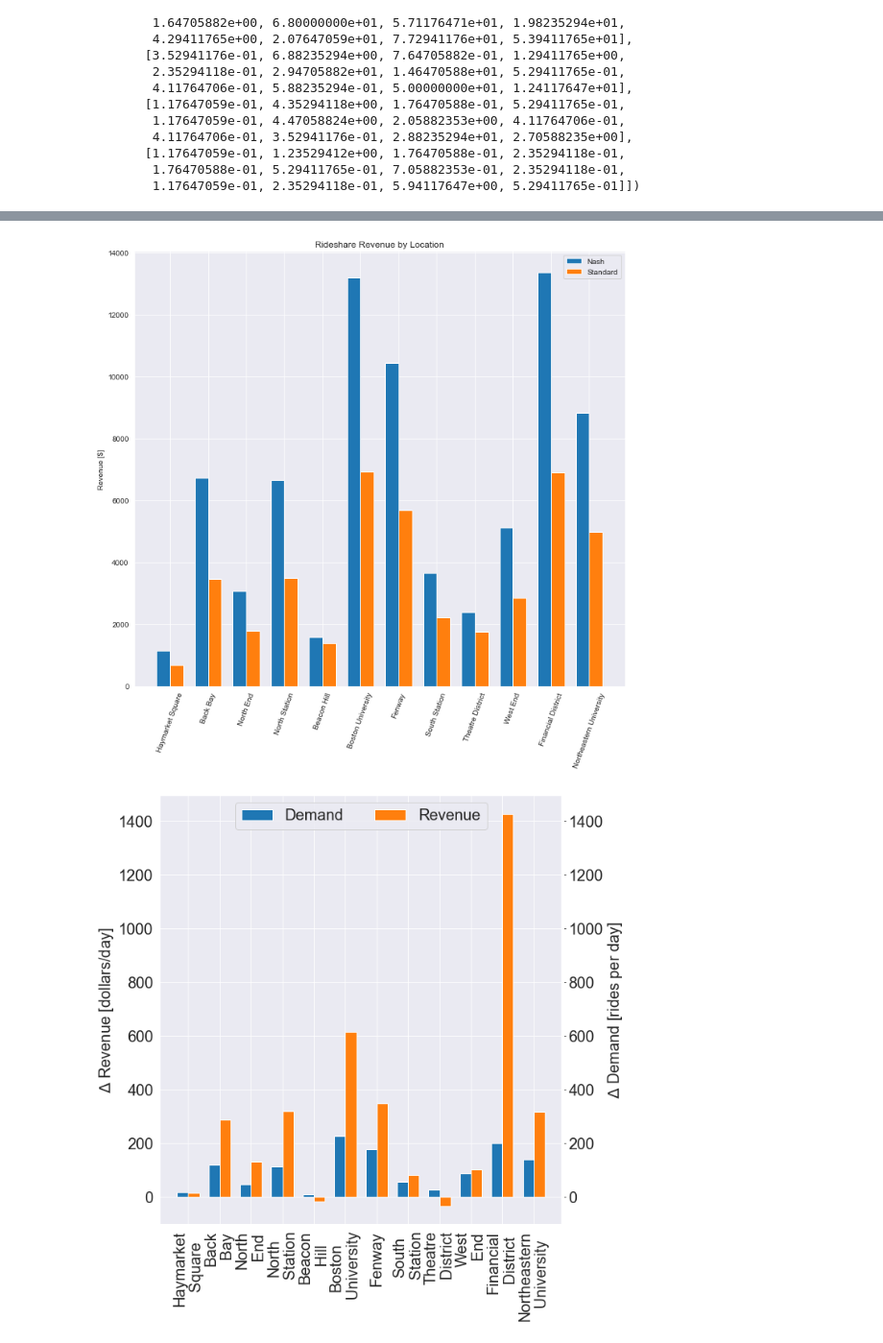
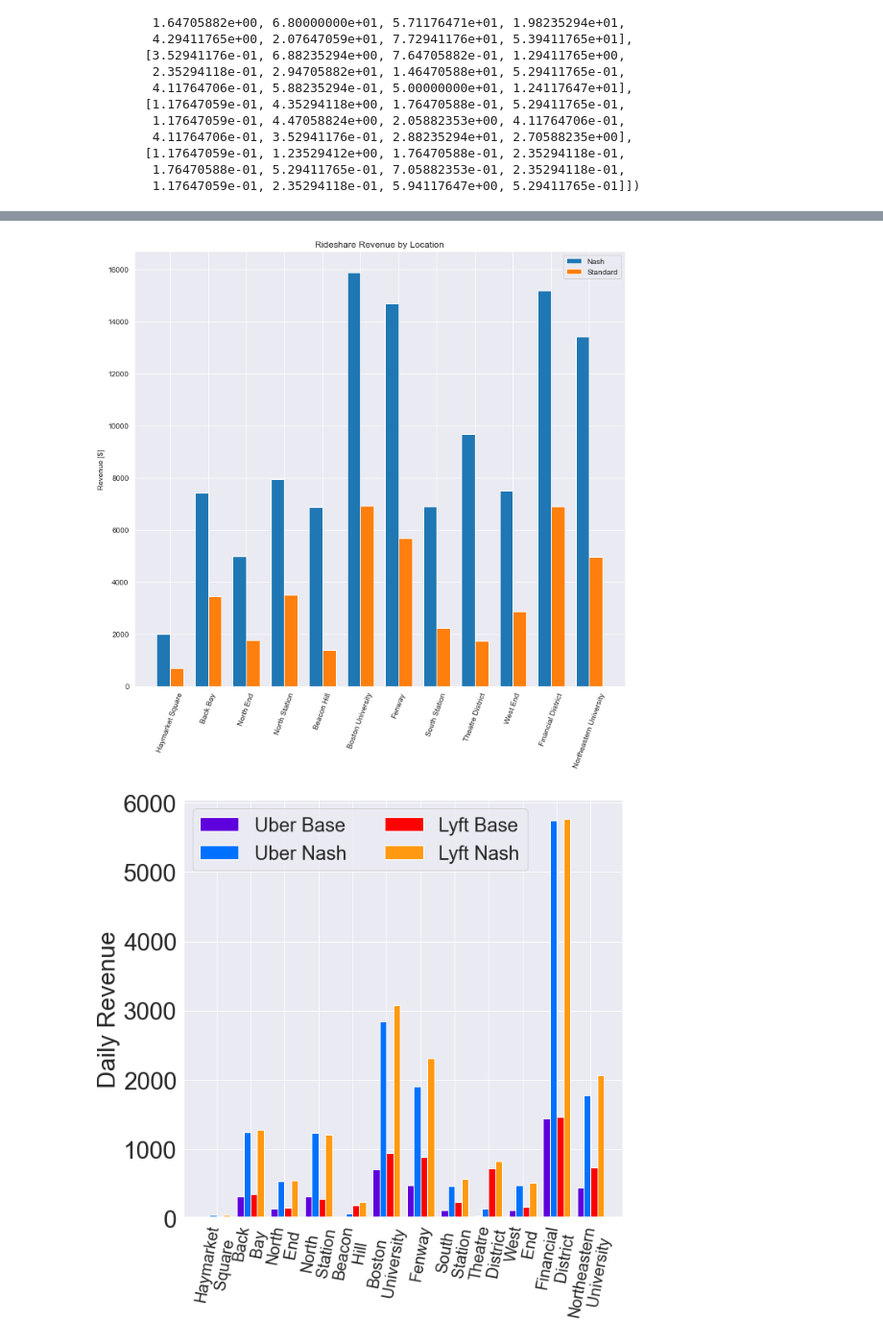
Before and after one commit to evanjfaulkner/DD-Games, a Jupyter notebook: Uber Lyft Simulation/Uber_vs_Lyft_plots.ipynb, the cells around one changed output, grey strips where cells are left out. Shown at 96% size. Cells and saved outputs as stored; diff of their text form; code cells hidden in the pictures.

```diff
--- a/Uber Lyft Simulation/Uber_vs_Lyft_plots.ipynb
+++ b/Uber Lyft Simulation/Uber_vs_Lyft_plots.ipynb
@@ -96,8 +96,10 @@ lambda_p2 = 1e0
 eta_p1 = 1e-2
 eta_p2 = 1e-2
 
-mu_p1 = -0.3*g_uber
-gamma_p1 = 0.1*g_lyft
+# mu_p1 = -0.3*g_uber
+# gamma_p1 = 0.1*g_lyft
+mu_p1 = -0.3*g_lyft
+gamma_p1 = 0.1*g_uber
 mu_p2 = -0.3*g_lyft
 gamma_p2 = 0.1*g_uber
 
@@ -523,38 +525,39 @@ ax.legend()
 fig.tight_layout()
 plt.show()
 # %% [output]
-[figure, old version]
+[figure, new version]
 # %%
-plt.rcParams['font.size'] = 20
+plt.rcParams['font.size'] = 30
 plt.rcParams['axes.linewidth'] = 4
 labels = [s.replace(' ','\n ') for s in new_rides.source.unique()]
 thetas = [(game_ts.theta_p1, np.zeros((60,1))), (g_uber, g_lyft)]
 names = ['Demand', 'Revenue']
 uber_demands = lambda theta1, theta2, g: location_family_demand_rideshare(g, mu_p1, gamma_p1, theta1, theta2).reshape((5,12))
 prices = [str(i*5) for i in range(5)]
 
 x = np.arange(len(labels))  # the label locations
-width = 0.35  # the width of the bars
+width = 0.2  # the width of the bars
 p = np.array([j*5 for j in range(5)]).reshape((1,-1))
 
 fig, ax = plt.subplots(figsize=(10,10))
-ax.bar(x-width/2, np.sum(uber_demands(game_ts.theta_p1, game_ts.theta_p2,g_uber)-uber_demands(np.zeros((60,1)),np.zeros((60,1)),g_uber), axis=0), width, label=names[0])
-ax.bar(x+width/2, (np.dot(p,uber_demands(game_ts.theta_p1,game_ts.theta_p2,g_uber))-np.dot(p,uber_demands(np.zeros((60,1)),np.zeros((60,1)),g_uber))).squeeze(), width, label=names[1])
+ax.bar(x-3*width/2, (np.dot(p,uber_demands(np.zeros((60,1)),np.zeros((60,1)),g_uber))).squeeze(), width, label='Uber Base', color='#5E00DD')
+ax.bar(x-width/2, (np.dot(p,uber_demands(game_ts.theta_p1,game_ts.theta_p2,g_uber))).squeeze(), width, label='Uber Nash', color='#0071FF')
+ax.bar(x+width/2, (np.dot(p,uber_demands(np.zeros((60,1)),np.zeros((60,1)),g_lyft))).squeeze(), width, label='Lyft Base', color='#FF0000')
+ax.bar(x+3*width/2, (np.dot(p,uber_demands(game_ts.theta_p1,game_ts.theta_p2,g_lyft))).squeeze(), width, label='Lyft Nash', color='#FF9910')
 
-# Add some text for labels, title and custom x-axis tick labels, etc.
-ax.set_ylabel(r'$\Delta$ Revenue [dollars/day]')
+# Add some text for labels, title and custom x-axis tick labels, etc.5
+ax.set_ylabel('Daily Revenue')
 # ax.set_title('Rideshare Demand by Location')
-secax = ax.secondary_yaxis('right')
-secax.set_ylabel(r'$\Delta$ Demand [rides per day]')
 ax.set_xticks(x)
-ax.set_xticklabels(labels)
+ax.set_xticklabels(labels,fontsize=20)
 plt.xticks(rotation=90)
-ax.legend(fontsize=20, loc='upper center', ncol=2)
-
-fig.tight_layout()
+ax.legend(fontsize=24, loc='upper left', ncol=2)
+plt.xticks(rotation=80)
+plt.tight_layout()
+plt.savefig('rideshare_revenue.png', format='png')
 plt.show()
 # %% [output]
-[figure, old version]
+[figure, new version]
 # %%
 plt.figure(figsize=(10,7))
 plt.plot(game_ts.theta_p1, label='player 1')
```
Also changed, not shown: parts of 13 cells of this notebook, 5 other files.
